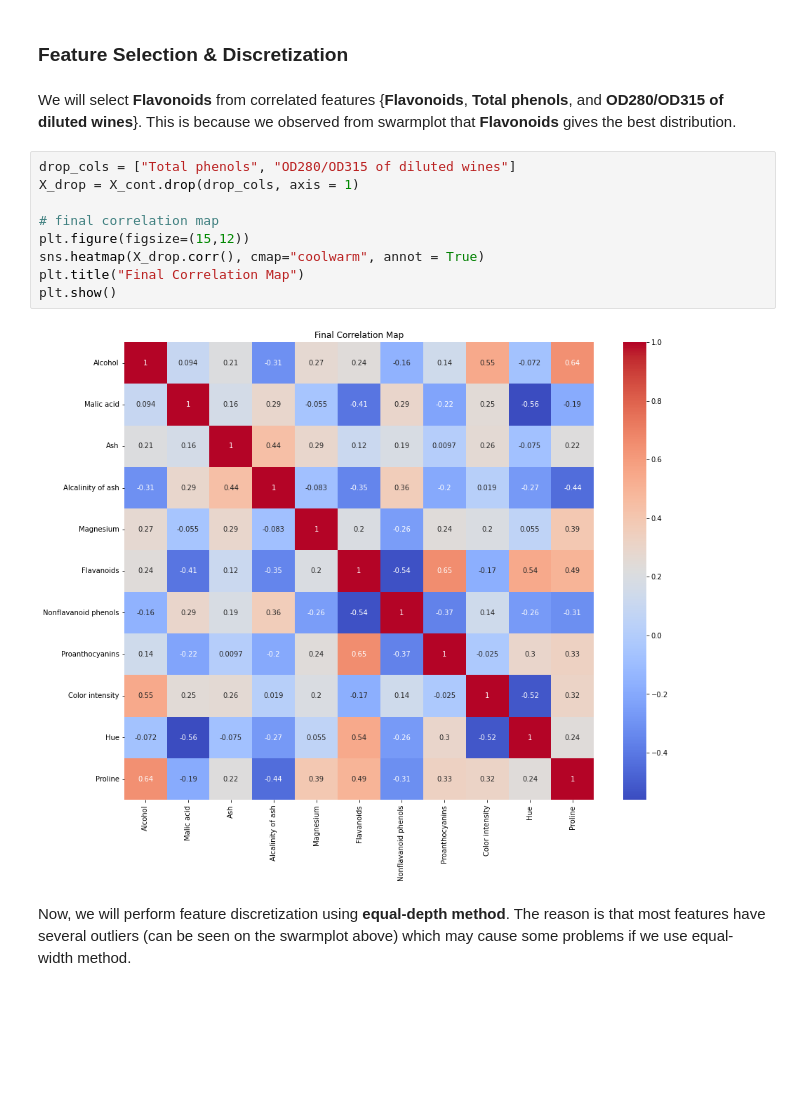
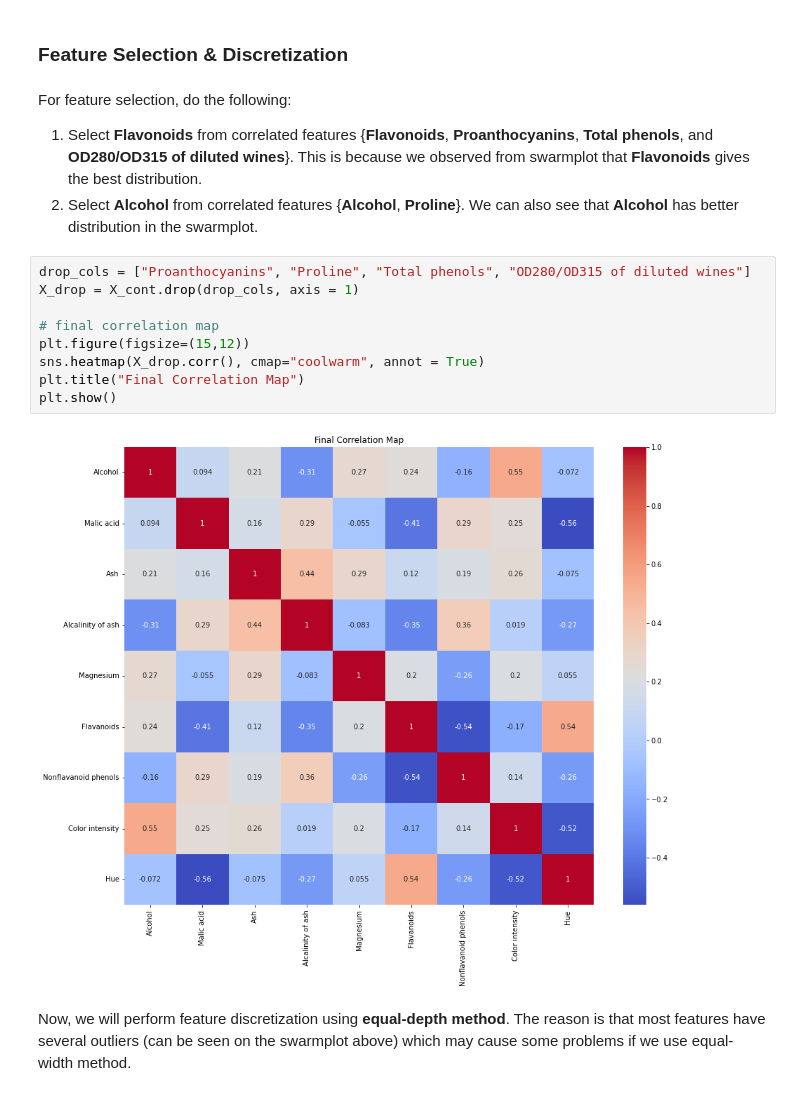
Before and after one commit to suryaParyanta/CZ4032-Rule_Based_Classifier, a Jupyter notebook: notebooks/data_preprocessing.ipynb, the cells around one changed output. Cells and saved outputs as stored; diff of their text form; blank space fills up the shorter version.

Commit message:
Update feature selection

```diff
--- a/notebooks/data_preprocessing.ipynb
+++ b/notebooks/data_preprocessing.ipynb
@@ -300,18 +300,20 @@ Most features are not correlated to each other. There are some exceptions, like
 # %% [markdown]
 ### Feature Selection & Discretization
 # %% [markdown]
-We will select **Flavonoids** from correlated features {**Flavonoids**, **Total phenols**, and **OD280/OD315 of diluted wines**}. This is because we observed from swarmplot that **Flavonoids** gives the best distribution.
+For feature selection, do the following:
+1. Select **Flavonoids** from correlated features {**Flavonoids**, **Proanthocyanins**, **Total phenols**, and **OD280/OD315 of diluted wines**}. This is because we observed from swarmplot that **Flavonoids** gives the best distribution.
+2. Select **Alcohol** from correlated features {**Alcohol**, **Proline**}. We can also see that **Alcohol** has better distribution in the swarmplot.
 # %%
-drop_cols = ["Total phenols", "OD280/OD315 of diluted wines"]
+drop_cols = ["Proanthocyanins", "Proline", "Total phenols", "OD280/OD315 of diluted wines"]
 X_drop = X_cont.drop(drop_cols, axis = 1)
 
 # final correlation map
 plt.figure(figsize=(15,12))
 sns.heatmap(X_drop.corr(), cmap="coolwarm", annot = True)
 plt.title("Final Correlation Map")
 plt.show()
 # %% [output]
-[figure, old version]
+[figure, new version]
 # %% [markdown]
 Now, we will perform feature discretization using **equal-depth method**. The reason is that most features have several outliers (can be seen on the swarmplot above) which may cause some problems if we use equal-width method.
 # %%
```
Also changed, not shown: parts of 7 cells of this notebook, 1 other file.
